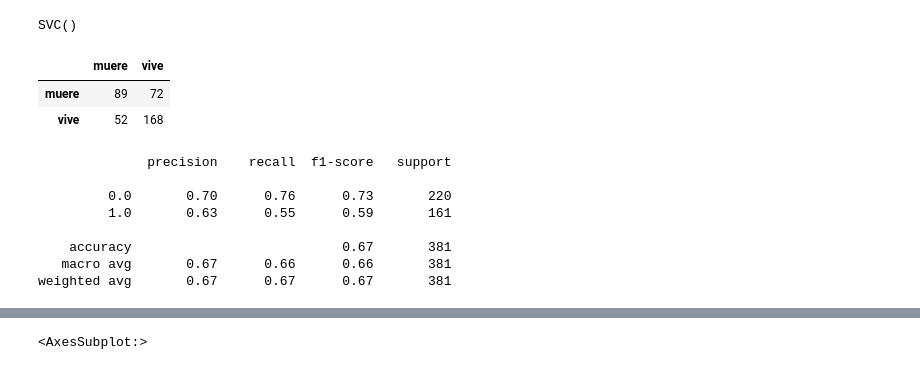
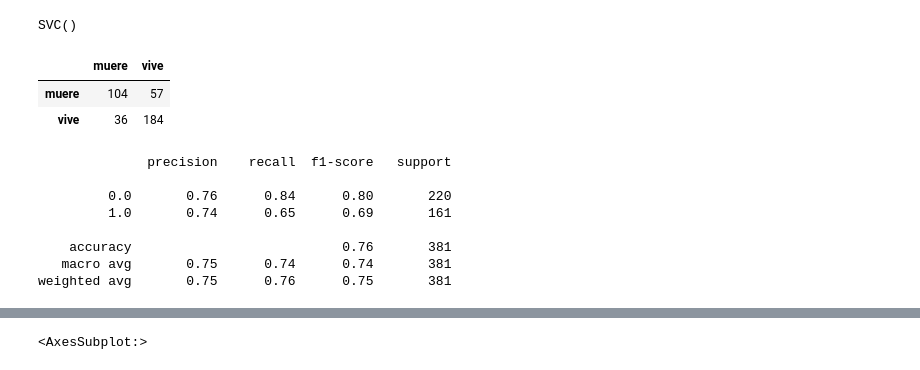
Before and after one commit to diazgaby/MachineLearning_Pregrado, a Jupyter notebook: comp.ipynb, the cells around one changed output, grey strips where cells are left out. Saved outputs shown, nothing was run; the diff lists cells and outputs as text; code cells hidden in the pictures.

```diff
--- a/comp.ipynb
+++ b/comp.ipynb
@@ -46,7 +46,7 @@ datos.head()
 </ul>
 # %%
 # Tabla de las variables seleccionadas
-analisis = pd.DataFrame(datos, columns = ["overall_survival", "chemotherapy","cancer_type_detailed","tumor_size",
+analisis = pd.DataFrame(datos, columns = ["cancer_type_detailed","overall_survival", "chemotherapy","tumor_size","overall_survival_months",
                                       "lymph_nodes_examined_positive","age_at_diagnosis","nottingham_prognostic_index","lymph_nodes_examined_positive"])
 analisis
 # %% [output]
@@ -204,9 +208,9 @@ cancer_type_detailed             0
 dtype: int64
 # %%
 ###modelo maquna soporte vectorial
-X= df1.drop("overall_survival", axis=1)
+X= df1.drop("overall_survival", axis=1).values
 
 
-y = df1["overall_survival"]
+y = df1["overall_survival"].values
 y
 # %% [output]
@@ -250,3 +241,5 @@ svc_model = SVC()
+# %%
+svc_model = SVC(kernel = "linear", random_state = 0, probability=True)
 # %%
 svc_model.fit(X_train, y_train)
 svc_model
@@ -305,34 +298,34 @@ x_train_scaled.head()
 #Normalize Training Data
 X_test_min = X_test.min()
 X_test_range = (X_test - X_test_min).max()
-X_test_scaled = (X_test - x_test_min)/x_test_range
+X_test_scaled = (X_test - X_test_min)/X_test_range
 svc_model = SVC()
 svc_model.fit(X_train_scaled, y_train)
 # %% [output]
 SVC()
 # %%
-y_predict = svc_model.predict(x_test_scaled)
+y_predict = svc_model.predict(X_test_scaled)
 cm = confusion_matrix(y_test, y_predict)
 #SVM with Normalized data
 cm = np.array(confusion_matrix(y_test, y_predict, labels=[1,0]))
 confusion = pd.DataFrame(cm, index=['muere', 'vive'],
                          columns=['muere','vive'])
 confusion
 # %% [output]
 |  | muere | vive |
-| muere | 89 | 72 |
-| vive | 52 | 168 |
+| muere | 104 | 57 |
+| vive | 36 | 184 |
 # %%
 print(classification_report(y_test, y_predict))
 # %% [output]
               precision    recall  f1-score   support
 
-         0.0       0.70      0.76      0.73       220
-         1.0       0.63      0.55      0.59       161
+         0.0       0.76      0.84      0.80       220
+         1.0       0.74      0.65      0.69       161
 
-    accuracy                           0.67       381
-   macro avg       0.67      0.66      0.66       381
-weighted avg       0.67      0.67      0.67       381
+    accuracy                           0.76       381
+   macro avg       0.75      0.74      0.74       381
+weighted avg       0.75      0.76      0.75       381
 # %%
 sns.heatmap(confusion,annot=True,fmt="d")
 # %% [output]
```
Also changed, not shown: parts of 17 cells of this notebook.
